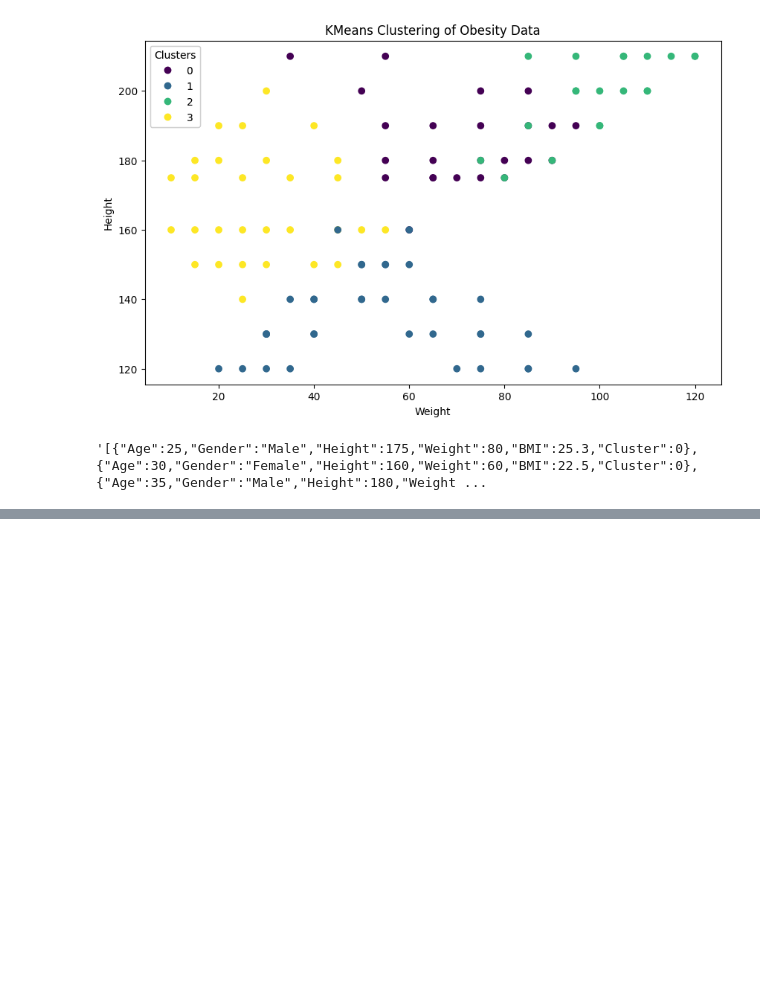
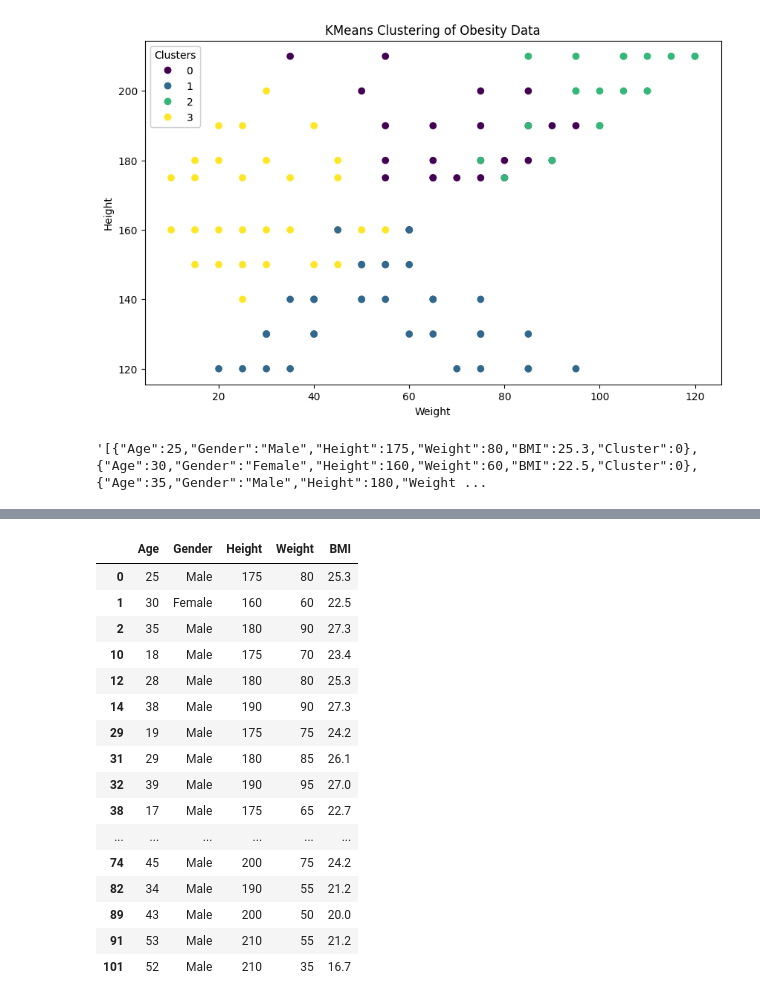
Before and after one commit to Heitorsaulo/Cluster_classification, a Jupyter notebook: Cleaning_dataset.ipynb, the cells around one changed output, grey strips where cells are left out. Saved outputs shown, nothing was run; the diff lists cells and outputs as text; code cells hidden in the pictures; blank space fills up the shorter version.

```diff
--- a/Cleaning_dataset.ipynb
+++ b/Cleaning_dataset.ipynb
@@ -195,0 +319,20 @@ Por favor, apresente os resultados de forma organizada, indicando claramente a q
+# %%
+cluster_0
+# %% [output]
+|  | Age | Gender | Height | Weight | BMI |
+| 0 | 25 | Male | 175 | 80 | 25.3 |
+| 1 | 30 | Female | 160 | 60 | 22.5 |
+| 2 | 35 | Male | 180 | 90 | 27.3 |
+| 10 | 18 | Male | 175 | 70 | 23.4 |
+| 12 | 28 | Male | 180 | 80 | 25.3 |
+| 14 | 38 | Male | 190 | 90 | 27.3 |
+| 29 | 19 | Male | 175 | 75 | 24.2 |
+| 31 | 29 | Male | 180 | 85 | 26.1 |
+| 32 | 39 | Male | 190 | 95 | 27.0 |
+| 38 | 17 | Male | 175 | 65 | 22.7 |
+| ... | ... | ... | ... | ... | ... |
+| 74 | 45 | Male | 200 | 75 | 24.2 |
+| 82 | 34 | Male | 190 | 55 | 21.2 |
+| 89 | 43 | Male | 200 | 50 | 20.0 |
+| 91 | 53 | Male | 210 | 55 | 21.2 |
+| 101 | 52 | Male | 210 | 35 | 16.7 |
```
Also changed, not shown: parts of 13 cells of this notebook, 1 other file.
